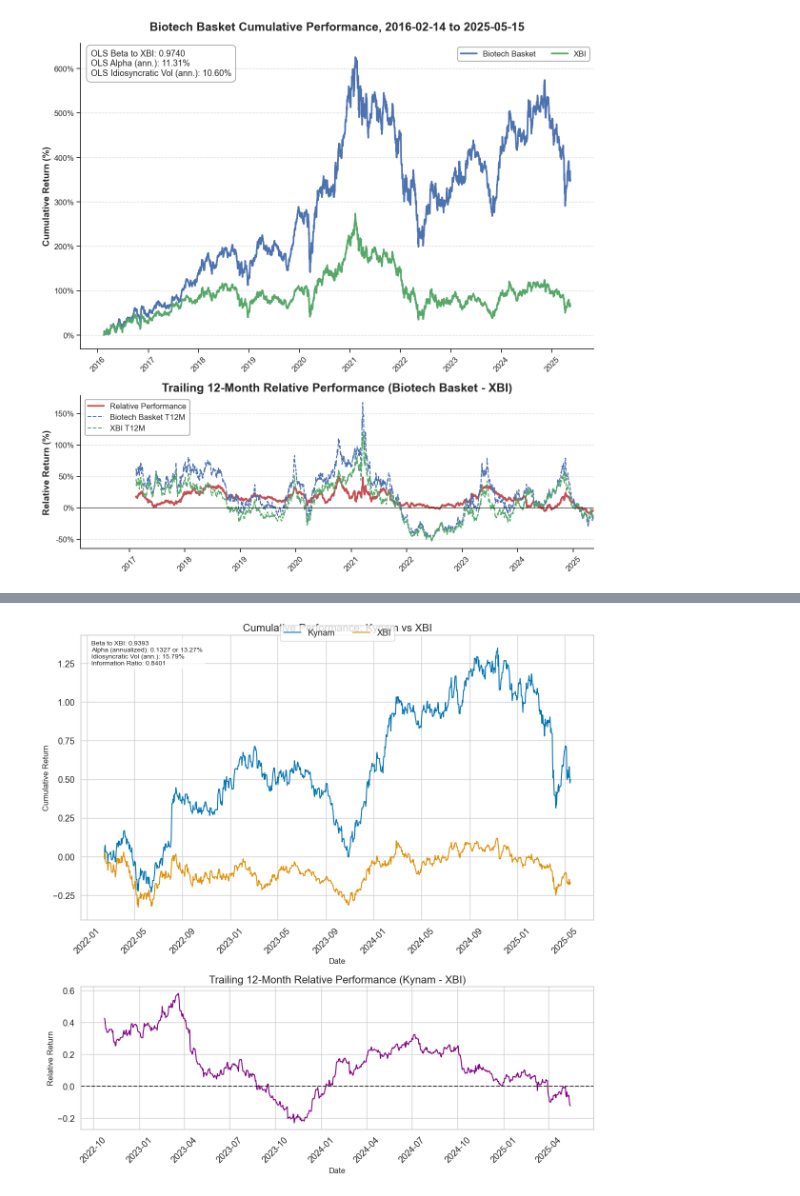
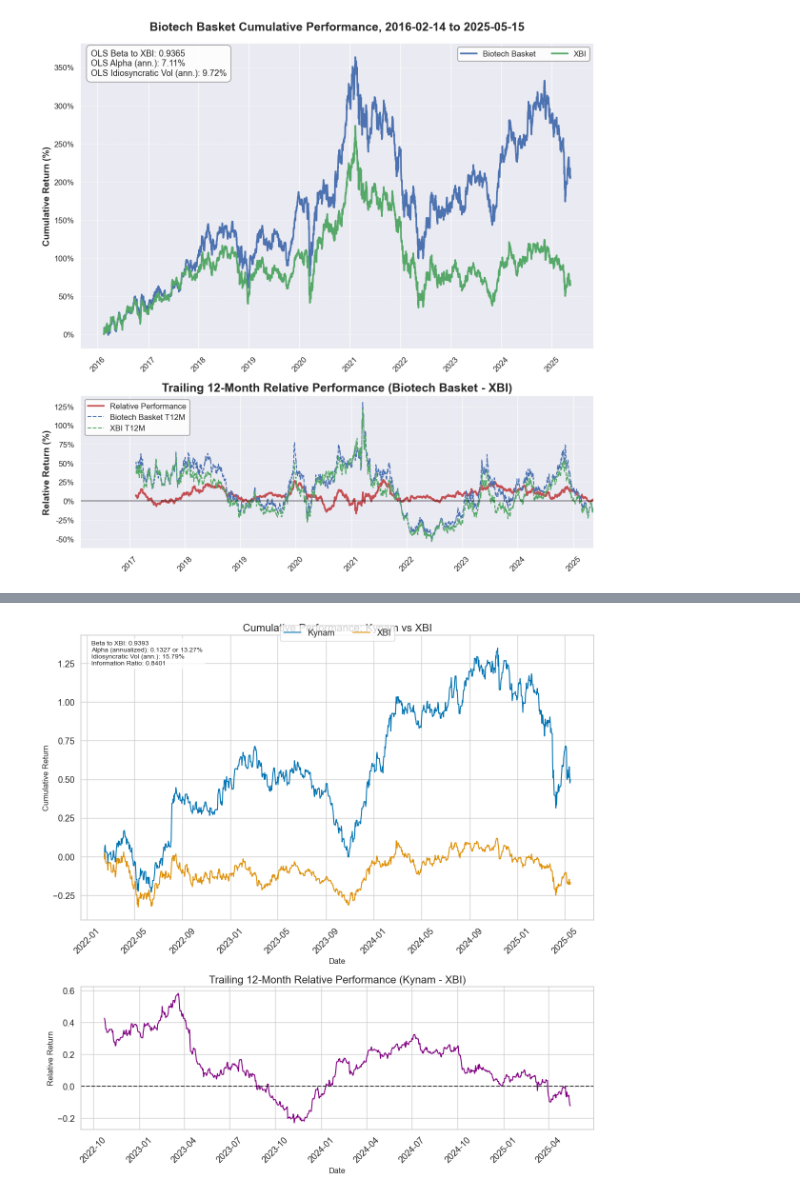
Before and after one commit to UVIMCO/Biotech-Basket, a Jupyter notebook: FundModel.ipynb, the cells around one changed output, grey strips where cells are left out. Cells and saved outputs as stored; diff of their text form; code cells hidden in the pictures.

```diff
--- a/FundModel.ipynb
+++ b/FundModel.ipynb
@@ -25,3 +35,6 @@ pd.set_option('future.no_silent_downcasting', False)
+# %%
+returns, attr, weights = bt.get_strategy_returns(test_holdings, end_date=pd.Timestamp('2025-05-15'))
+returns.to_clipboard()
 # %%
 consolidated_error_df = bt_data.error_df.groupby(['Ticker', 'Name']).agg({
     'holding_date': ['min', 'max'],
@@ -165,8 +178,8 @@ plt.show()
 xbi = bt.sec_rets_df['XBI US'].loc[pd.Timestamp('2014-12-31'):pd.Timestamp('2025-03-31')]
 xbi_cum_perf = np.log(1+xbi).cumsum()
 
-ADD_COEF = 1 # amount to add deltas from quarter to quarter
-OWNERSHIP_COEF = 1 # amount to add (ownership * weight) scaled port to existing port
+ADD_COEF = 0 # amount to add deltas from quarter to quarter
+OWNERSHIP_COEF = 0 # amount to add (ownership * weight) scaled port to existing port
 
 # Create a dictionary to store fund performance for later reference
 fund_performances = {}
@@ -220,8 +233,8 @@ for fund in fund_list:
         print(f"{fund} has no holdings")
         continue
 
-    perf = bt.get_strategy_returns(holdings, max(holdings.index)+pd.Timedelta(days=90))
-    attr = bt.get_factor_attribution(holdings, factor_scores, factor_rets, max(holdings.index)+pd.Timedelta(days=90))
+    perf, ctr, weights_df = bt.get_strategy_returns(holdings, max(holdings.index)+pd.Timedelta(days=90))
+    attr = bt.get_factor_attribution(weights_df, factor_scores, factor_rets, max(holdings.index)+pd.Timedelta(days=90))
 
     # Store just the performance in the dictionary
     fund_performances[fund] = perf
@@ -274,7 +287,7 @@ import numpy as np
 
 HALF_LIFE = 365*2
 
-xbi = bt.sec_rets_df['XBI US'].loc[pd.Timestamp('2014-12-31'):pd.Timestamp('2025-03-31')]
+xbi = bt.sec_rets_df['XBI US'].loc[pd.Timestamp('2014-12-31'):pd.Timestamp('2025-05-15')]
 
 quarter_ends = pd.date_range(
     start=pd.Timestamp('2014-12-31'),
@@ -332,16 +345,32 @@ for date in quarter_ends_delayed:
 # Convert the list to a DataFrame
 ir_df = pd.DataFrame(all_ir_data)
 # %%
-
-# Prev approach to
+# Prev approach
 """
 for date in ir_df['date'].unique():
     date_mask = ir_df['date'] == date
-    median_ir = ir_df[date_mask]['alpha'].median()
 
     ir_df.loc[date_mask, 'weight'] = ir_df.loc[date_mask, 'idio_ir']
     ir_df.loc[date_mask, 'weight'] = ir_df.loc[date_mask, 'weight'] / ir_df.loc[date_mask, 'weight'].sum()
     #allow for negative weights (virtual shorting of funds with negative IR)
+
+# Median approach
+for date in ir_df['date'].unique():
+    date_mask = ir_df['date'] == date
+
+    # Get the median idio_ir for this date
+    median_ir = ir_df.loc[date_mask, 'idio_ir'].median()
+    # Set weights equal to idio_ir
+    ir_df.loc[date_mask, 'weight'] = ir_df.loc[date_mask, 'idio_ir']
+
+    # Set weights to 0 for funds below median
+    below_median_mask = (date_mask) & (ir_df['idio_ir'] < median_ir)
+    ir_df.loc[below_median_mask, 'weight'] = 0
+
+    # Normalize weights to sum to 1
+    total_weight = ir_df.loc[date_mask, 'weight'].sum()
+    if total_weight > 0:  # Avoid division by zero
+        ir_df.loc[date_mask, 'weight'] = ir_df.loc[date_mask, 'weight'] / total_weight
 """
 
 # Equal weight top 10 idio IR funds
@@ -356,6 +385,7 @@ for date in ir_df['date'].unique():
     # Set equal weights for top 10 funds
     ir_df.loc[top_10_funds.index, 'weight'] = 1/10
 
+
 # Create a blank DataFrame with all securities from sec_rets_df and all dates from ir_df
 all_dates = ir_df['date'].unique()
 all_securities = bt.sec_rets_df.columns.tolist()
@@ -368,7 +398,7 @@ for date in all_dates:
         # Only add values for columns that exist in both DataFrames
         try:
             columns = fund_holdings[fund].columns
-            final_holdings.loc[date, columns] += fund_holdings[fund].loc[date, columns] * weight
+            final_holdings.loc[date, columns] += (fund_holdings[fund].loc[date, columns])*weight
         except KeyError:
             print(f"Skipping {fund} for date {date} - no holdings data available")
             continue
@@ -433,6 +498,6 @@ plt.show()
 # %%
 # Get strategy returns and XBI returns
-strategy_returns = bt.get_strategy_returns(final_holdings, pd.Timestamp('2025-05-15'))
+strategy_returns, _, _ = bt.get_strategy_returns(final_holdings, pd.Timestamp('2025-05-15'))
 xbi_returns = bt.sec_rets_df['XBI US'].loc[strategy_returns.index[0]:strategy_returns.index[-1]]
 
 # Convert to cumulative returns
@@ -517,34 +582,34 @@ ax1.text(0.02, 0.98, metrics_text, transform=ax1.transAxes, fontsize=13,
 ax2.grid(True, linestyle='--', alpha=0.7, axis='y')
 sns.lineplot(data=trailing_12m_relative, color="#C44E52",
             ax=ax2, linewidth=2.5, label='Relative Performance')
 
 # Add individual T12M returns as dotted lines
 sns.lineplot(data=strategy_t12m, color="#4C72B0", ax=ax2,
             linewidth=1.5, linestyle='--', label='Biotech Basket T12M')
 sns.lineplot(data=xbi_t12m, color="#55A868", ax=ax2,
             linewidth=1.5, linestyle='--', label='XBI T12M')
 
 # Format the second plot
 ax2.set_title("Trailing 12-Month Relative Performance (Biotech Basket - XBI)",
              fontsize=18, fontweight='bold')
 ax2.set_ylabel("Relative Return (%)", fontsize=14, fontweight='bold')
 ax2.set_xlabel("")  # Remove x-axis label
 ax2.tick_params(axis='both', labelsize=12)
 ax2.tick_params(axis='x', rotation=45)
 ax2.axhline(y=0, color='black', linestyle='-', alpha=0.5, linewidth=1.5)
 ax2.yaxis.set_major_formatter(plt.FuncFormatter(lambda x, _: f'{x*100:.0f}%'))
 
 # Add legend for the second plot
 ax2.legend(title="", loc='upper left', ncol=1, frameon=True, framealpha=0.9,
           fontsize=12, edgecolor='gray')
 
 # Ensure both plots have the same x-axis range
 ax2.set_xlim(cumulative_returns.index.min(), cumulative_returns.index.max())
 
 plt.tight_layout()
 plt.show()
 # %% [output]
-[figure, old version]
+[figure, new version]
 # %%
 # Get strategy returns and LSCIBreturns
 strategy_returns = bt.get_strategy_returns(final_holdings, pd.Timestamp('2025-05-15'))
```
Also changed, not shown: parts of 13 cells of this notebook, 2 other files.
